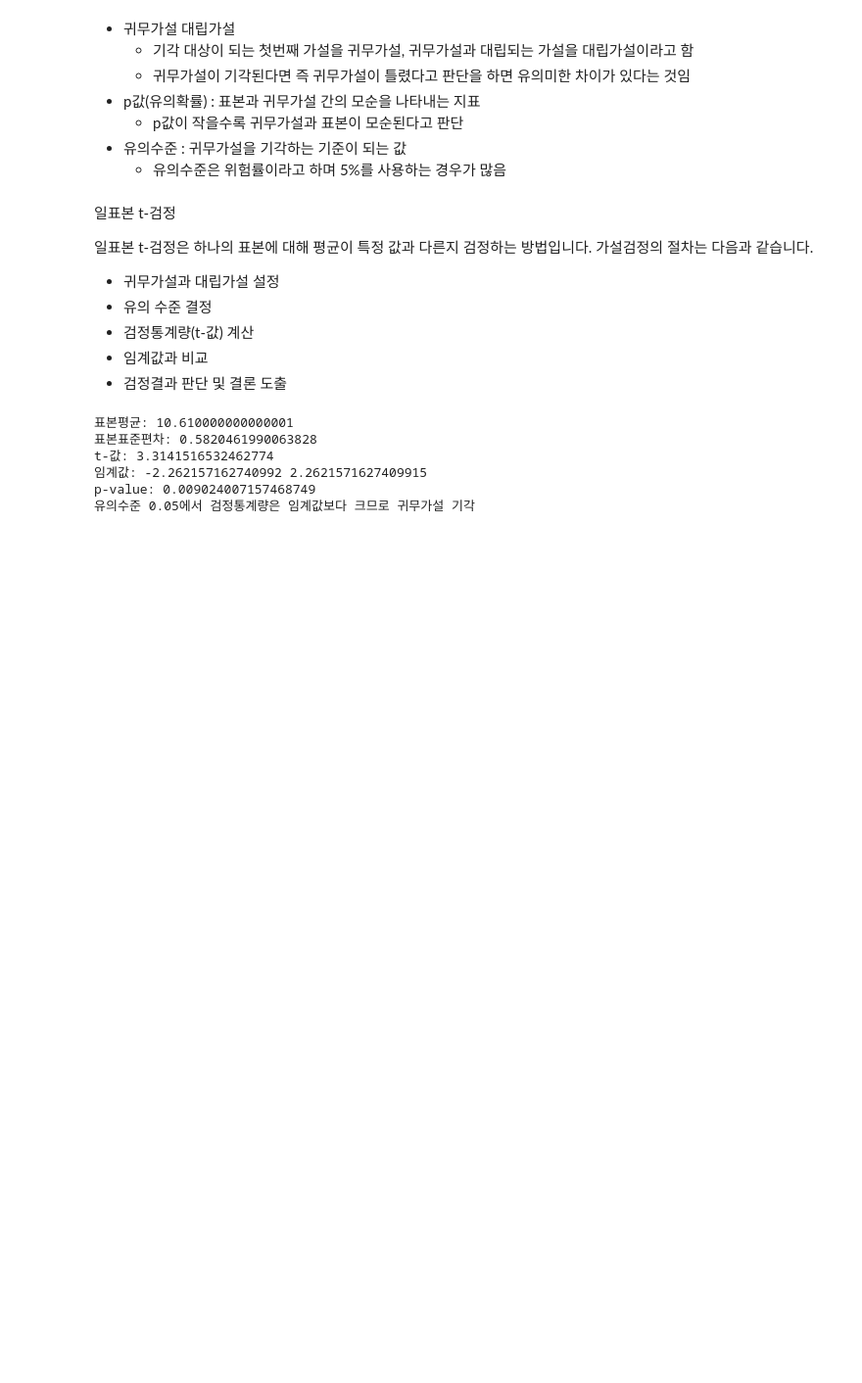
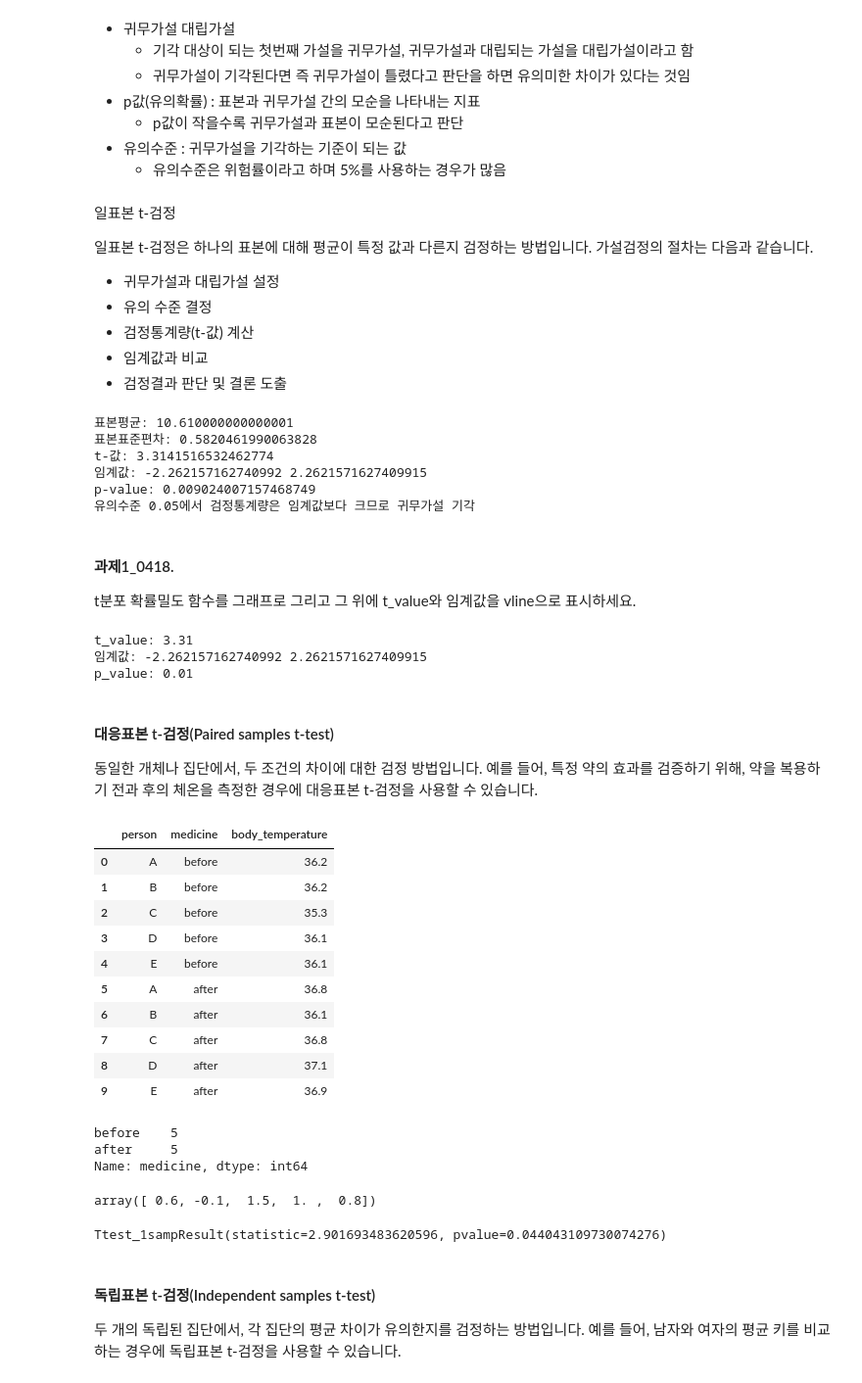
Before and after one commit to bnv20/kdt9, a Jupyter notebook: m3_통계수학/stat3_guide.ipynb, the cells around one changed output. Shown at 98% size. Drawn from its saved outputs; the diff is of its cells as text; code cells hidden in the pictures; blank space fills up the shorter version.

```diff
--- a/m3_통계수학/stat3_guide.ipynb
+++ b/m3_통계수학/stat3_guide.ipynb
@@ -305,3 +297,76 @@ t-값: 3.3141516532462774
 임계값: -2.262157162740992 2.2621571627409915
 p-value: 0.009024007157468749
 유의수준 0.05에서 검정통계량은 임계값보다 크므로 귀무가설 기각
+# %% [markdown]
+#### 과제1_0418.
+t분포 확률밀도 함수를 그래프로 그리고 그 위에 t_value와 임계값을 vline으로 표시하세요.
+# %%
+import matplotlib.pyplot as plt
+from matplotlib import rc
+
+rc('font',family='Malgun Gothic')  # 한글 폰트 설정
+plt.rcParams['axes.unicode_minus'] = False # 마이너스 부호 출력 설정
+
+sample_data = np.array([10.8, 9.5, 11.2, 10.5, 11.3, 10.7, 10.9, 9.8, 11.0, 10.4])
+mu = 10  # 귀무가설에 따른 평균값
+alpha = 0.05  # 유의 수준
+sample_mean = np.mean(sample_data)  # 표본평균
+sample_std = np.std(sample_data, ddof=1)  # 표본표준편차
+df = len(sample_data) - 1  # 자유도
+t_value = (sample_mean - mu) / (sample_std / np.sqrt(len(sample_data)))  # 검정통계량
+t_crit1 = t.ppf(alpha/2, df) # 임계값
+t_crit2 = t.ppf(1-alpha/2, df)
+p_value = t.sf(abs(t_value), df) * 2  # p-value
+print('t_value:', round(t_value,2))
+print('임계값:', t_crit1, t_crit2)
+print('p_value:', round(p_value,2))
+# %% [output]
+t_value: 3.31
+임계값: -2.262157162740992 2.2621571627409915
+p_value: 0.01
+# %% [markdown]
+#### 대응표본 t-검정(Paired samples t-test)
+동일한 개체나 집단에서, 두 조건의 차이에 대한 검정 방법입니다.
+예를 들어, 특정 약의 효과를 검증하기 위해, 약을 복용하기 전과 후의 체온을 측정한 경우에 대응표본 t-검정을 사용할 수 있습니다.
+# %%
+import pandas as pd
+pt_data = pd.read_csv('dataset/5_9_ptt.csv')
+pt_data
+# %% [output]
+|  | person | medicine | body_temperature |
+| 0 | A | before | 36.2 |
+| 1 | B | before | 36.2 |
+| 2 | C | before | 35.3 |
+| 3 | D | before | 36.1 |
+| 4 | E | before | 36.1 |
+| 5 | A | after | 36.8 |
+| 6 | B | after | 36.1 |
+| 7 | C | after | 36.8 |
+| 8 | D | after | 37.1 |
+| 9 | E | after | 36.9 |
+# %%
+pt_data.medicine.value_counts()
+# %% [output]
+before    5
+after     5
+Name: medicine, dtype: int64
+# %%
+before = pt_data[pt_data.medicine=='before']['body_temperature']
+after = pt_data.query('medicine=="after"')['body_temperature']
+# 배열로 변환
+before = np.array(before)
+after = np.array(after)
+diff = after - before
+diff
+# %% [output]
+array([ 0.6, -0.1,  1.5,  1. ,  0.8])
+# %%
+# 평균값이 0과 다른지 검정
+# 귀무가설을 기각하므로 통계적으로 유의미한 차이가 있다고 주장할 수 있다.
+from scipy import stats
+stats.ttest_1samp(diff,0)
+# %% [output]
+Ttest_1sampResult(statistic=2.901693483620596, pvalue=0.044043109730074276)
+# %% [markdown]
+#### 독립표본 t-검정(Independent samples t-test)
+두 개의 독립된 집단에서, 각 집단의 평균 차이가 유의한지를 검정하는 방법입니다. 예를 들어, 남자와 여자의 평균 키를 비교하는 경우에 독립표본 t-검정을 사용할 수 있습니다.
```
Also changed, not shown: parts of 24 cells of this notebook, 1 other file.
